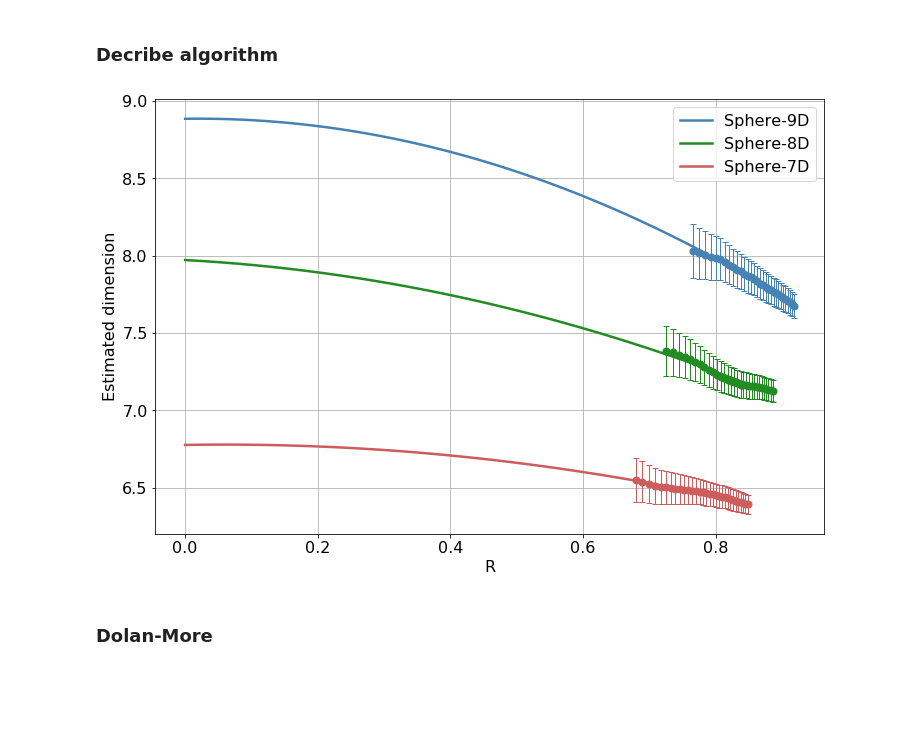
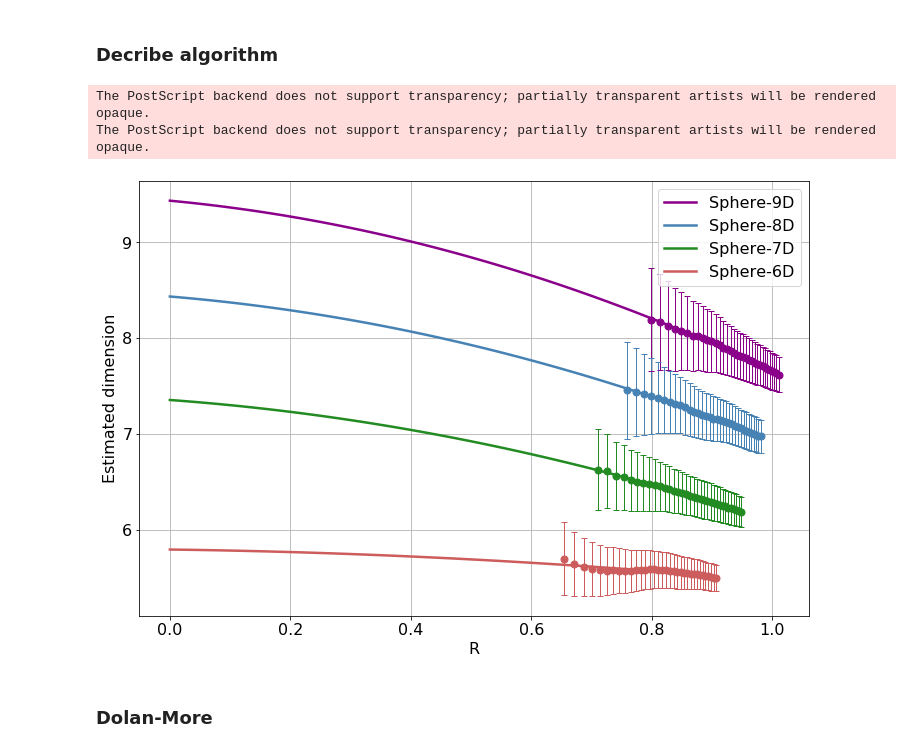
Before and after one commit to stat-ml/GeoMLE, a Jupyter notebook: paper/PlotNtb.ipynb, the cells around one changed output. Cells and saved outputs as stored; diff of their text form; code cells hidden in the pictures; blank space fills up the shorter version.

```diff
--- a/paper/PlotNtb.ipynb
+++ b/paper/PlotNtb.ipynb
@@ -18,6 +29,5 @@ cmap = {'DANCo':'darkorange',
 # %%
-font = {'family' : 'normal',
-        'size'   : 16}
+font = {'size'   : 16}
 
 plt.rc('font', **font)
 # %% [markdown]
@@ -27,35 +35,39 @@ data = np.load('exp.npy')
 # %%
 from sklearn.linear_model import Ridge
+# %%
+data = np.load('result/exp_new.npy')
 # %%
-alpha_poly = [1] + [2]*100
-alpha_reg = 1e-2
+alpha_poly = (1, 2)
+alpha_reg = 5e-3
 
-cm = ['indianred', 'forestgreen', 'steelblue'][::-1]
+cm = ['indianred', 'forestgreen', 'steelblue', 'darkmagenta'][::-1]
 
 f, ax = plt.subplots(1, 1, figsize=(12, 8))
 
-podgon = [1.8, 1.4, 1.4]
 
 for i, (x, y, w) in enumerate(data[::-1]):
 
     X = np.array([x ** i for i in alpha_poly]).T
     xlin = np.linspace(0, x.max(), 100)
     Xlin = np.array([xlin ** i for i in alpha_poly]).T
     lm = Ridge(alpha=alpha_reg)
     lm.fit(X, y, w**-1)
-    plt.errorbar(x, y, w * 0.4 , fmt='o', color=cm[i], capsize=3, markersize=7, capthick=1, linewidth=1)
+    plt.errorbar(x, y, w * 0.2 , fmt='o', color=cm[i], capsize=3, markersize=7, capthick=1, linewidth=1)
     plt.plot(xlin, lm.predict(Xlin), color=cm[i], linewidth=2.5, label='Sphere-{}D'.format(9 - i))
 
 
 ax.set_title('')
 ax.set_ylabel(r'Estimated dimension')
 ax.set_xlabel(r'R')
 ax.legend()
 ax.grid()
 
-plt.savefig('Explain.eps')
+plt.savefig('img/Explain.eps')
+plt.savefig('img/Explain.png')
 # %% [output]
+The PostScript backend does not support transparency; partially transparent artists will be rendered opaque.
+The PostScript backend does not support transparency; partially transparent artists will be rendered opaque.
-[figure, old version]
+[figure, new version]
 # %% [markdown]
 ### Dolan-More
 # %%
```
Also changed, not shown: parts of 16 cells of this notebook.
